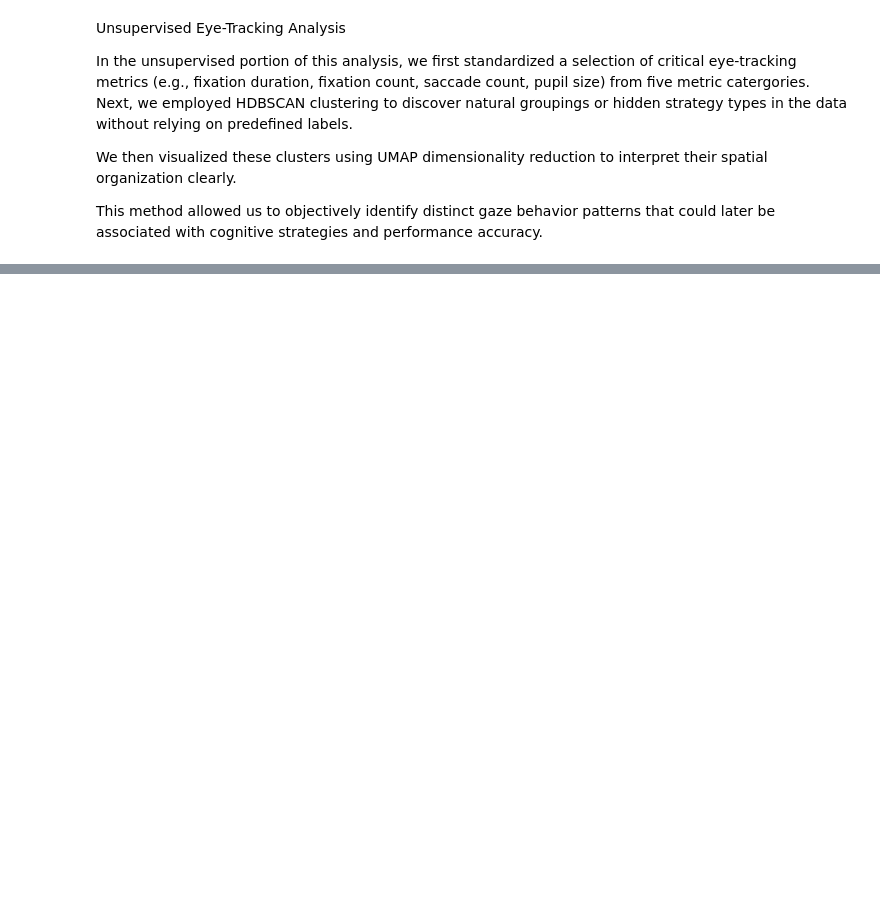
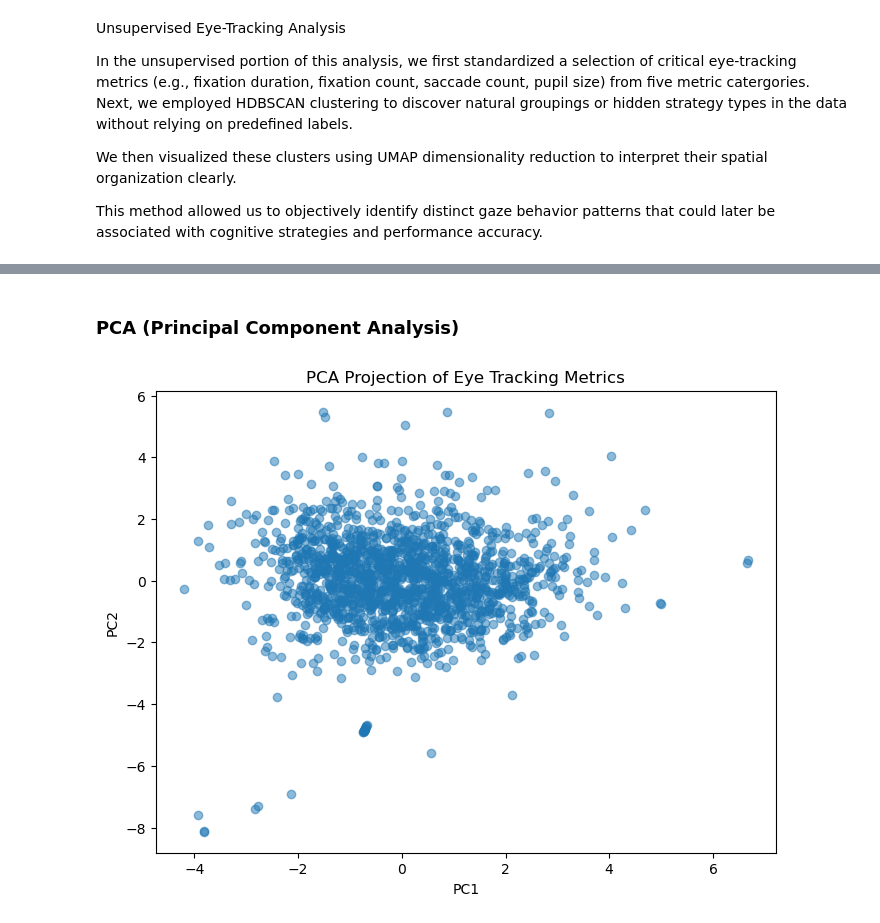
Before and after one commit to JujiaLi2020/202506-ML-EyeTracking, a Jupyter notebook: notebooks/1-Unsupervised.ipynb, the cells around one changed output, grey strips where cells are left out. Cells and saved outputs as stored; diff of their text form; code cells hidden in the pictures; blank space fills up the shorter version.

```diff
--- a/notebooks/1-Unsupervised.ipynb
+++ b/notebooks/1-Unsupervised.ipynb
@@ -40,0 +467,18 @@ X_scaled = scaler.fit_transform(X)
+# %% [markdown]
+### PCA (Principal Component Analysis)
+# %%
+# Now run PCA using the available columns
+from sklearn.decomposition import PCA
+import matplotlib.pyplot as plt
+
+pca = PCA(n_components=4)
+X_pca = pca.fit_transform(df_standardized[after_cor_checking_vars])
+
+plt.figure(figsize=(8,6))
+plt.scatter(X_pca[:,0], X_pca[:,1], alpha=0.5)
+plt.xlabel("PC1")
+plt.ylabel("PC2")
+plt.title("PCA Projection of Eye Tracking Metrics")
+plt.show()
+# %% [output]
+[figure, added]
```
Also changed, not shown: parts of 33 cells of this notebook, 4 other files.
